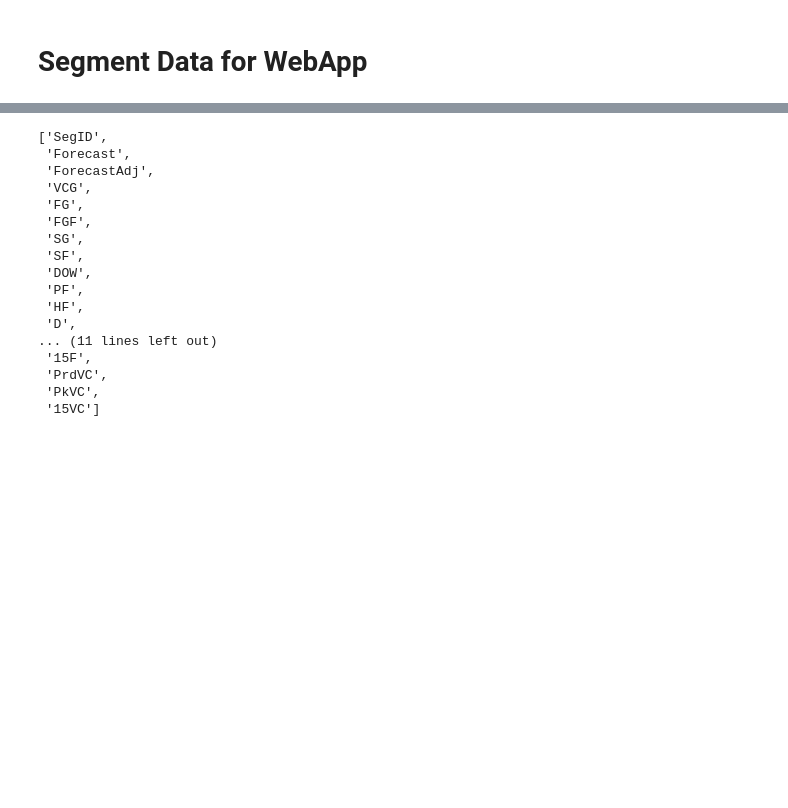
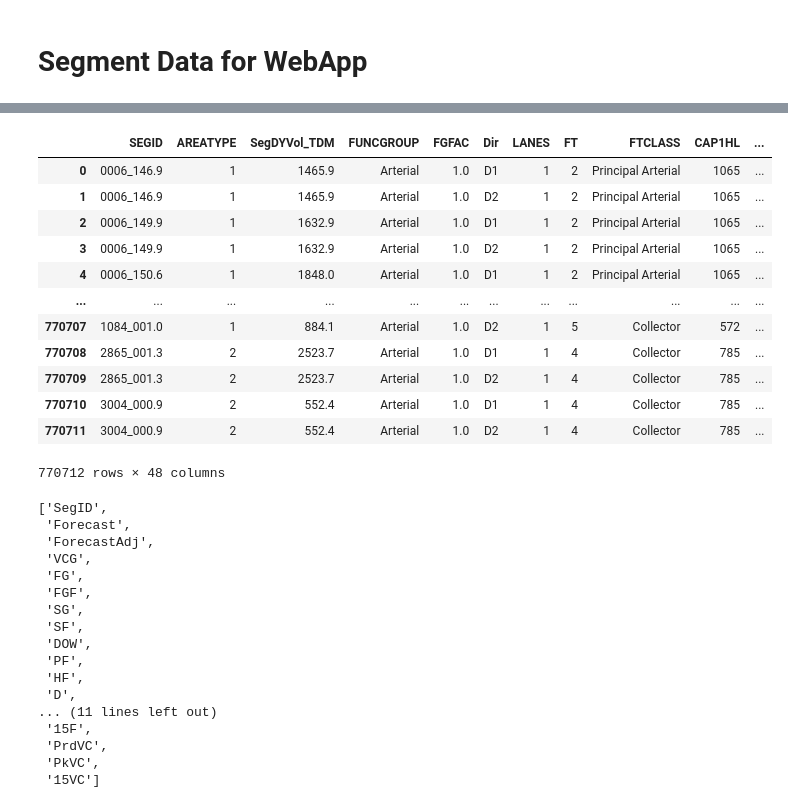
Before and after one commit to WFRCAnalytics/VC-Map, a Jupyter notebook: 3-Visualize.ipynb, the cells around one changed output, grey strips where cells are left out. Cells and saved outputs as stored; diff of their text form; code cells hidden in the pictures; blank space fills up the shorter version.

```diff
--- a/3-Visualize.ipynb
+++ b/3-Visualize.ipynb
@@ -368,4 +371,7 @@ for (idx, row) in df_Scenarios.iterrows():
 
     df_VC = pd.read_csv(os.path.join(dirResults, r'1_VC_' + row.loc['ScenarioCode'] + '.csv'))
 
+    #some older files may still use old column names, rename them here to be consistent moving forward
+    df_VC = df_VC.rename(columns={"MDPERCENT": "MDPCT", "HVPERCENT": "HVPCT"})
+
     dfs_VC.append(df_VC)
@@ -372,3 +392,19 @@ for (idx, row) in df_Scenarios.iterrows():
+# %%
+dfs_VC[2]
+# %% [output]
+|  | SEGID | AREATYPE | SegDYVol_TDM | FUNCGROUP | FGFAC | Dir | LANES | FT | FTCLASS | CAP1HL | ... |
+| 0 | 0006_146.9 | 1 | 1465.9 | Arterial | 1.0 | D1 | 1 | 2 | Principal Arterial | 1065 | ... |
+| 1 | 0006_146.9 | 1 | 1465.9 | Arterial | 1.0 | D2 | 1 | 2 | Principal Arterial | 1065 | ... |
+| 2 | 0006_149.9 | 1 | 1632.9 | Arterial | 1.0 | D1 | 1 | 2 | Principal Arterial | 1065 | ... |
+| 3 | 0006_149.9 | 1 | 1632.9 | Arterial | 1.0 | D2 | 1 | 2 | Principal Arterial | 1065 | ... |
+| 4 | 0006_150.6 | 1 | 1848.0 | Arterial | 1.0 | D1 | 1 | 2 | Principal Arterial | 1065 | ... |
+| ... | ... | ... | ... | ... | ... | ... | ... | ... | ... | ... | ... |
+| 770707 | 1084_001.0 | 1 | 884.1 | Arterial | 1.0 | D2 | 1 | 5 | Collector | 572 | ... |
+| 770708 | 2865_001.3 | 2 | 2523.7 | Arterial | 1.0 | D1 | 1 | 4 | Collector | 785 | ... |
+| 770709 | 2865_001.3 | 2 | 2523.7 | Arterial | 1.0 | D2 | 1 | 4 | Collector | 785 | ... |
+| 770710 | 3004_000.9 | 2 | 552.4 | Arterial | 1.0 | D1 | 1 | 4 | Collector | 785 | ... |
+| 770711 | 3004_000.9 | 2 | 552.4 | Arterial | 1.0 | D2 | 1 | 4 | Collector | 785 | ... |
+770712 rows × 48 columns
 # %%
 dReportingColumns_Seg           = ['SEGID'     ,'ForecastAADT'     ,'ForecastAADTAdj'       ]
 dReportingColumns_Seg_Names     = ['Segment ID','RTP Forecast AADT','Scenario Forecast AADT']
```
Also changed, not shown: parts of 34 cells of this notebook, 55 other files.
